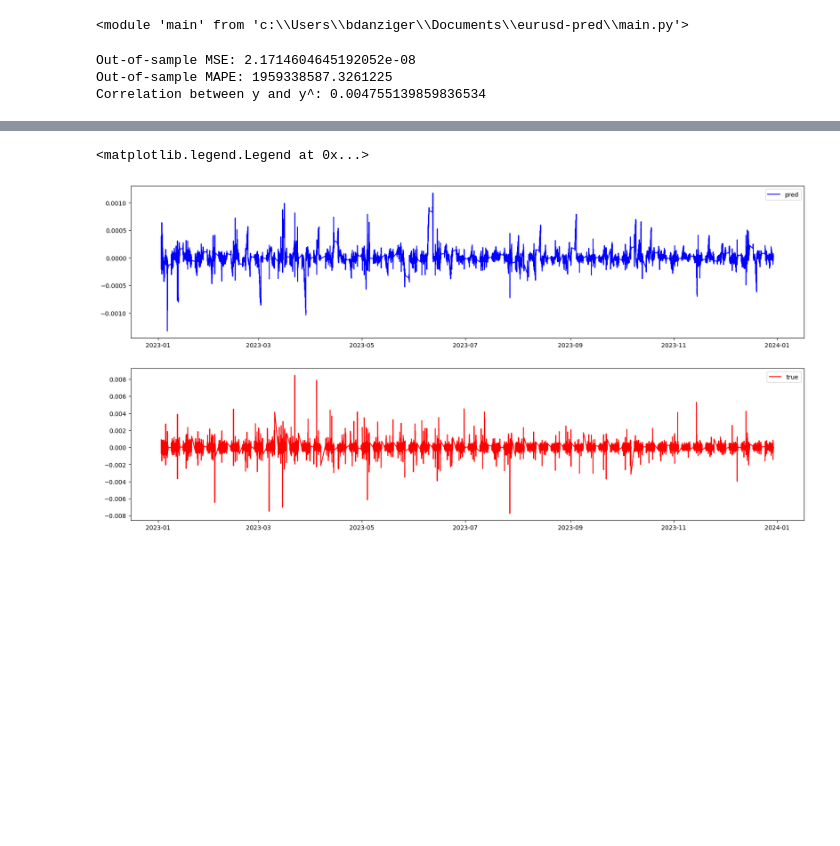
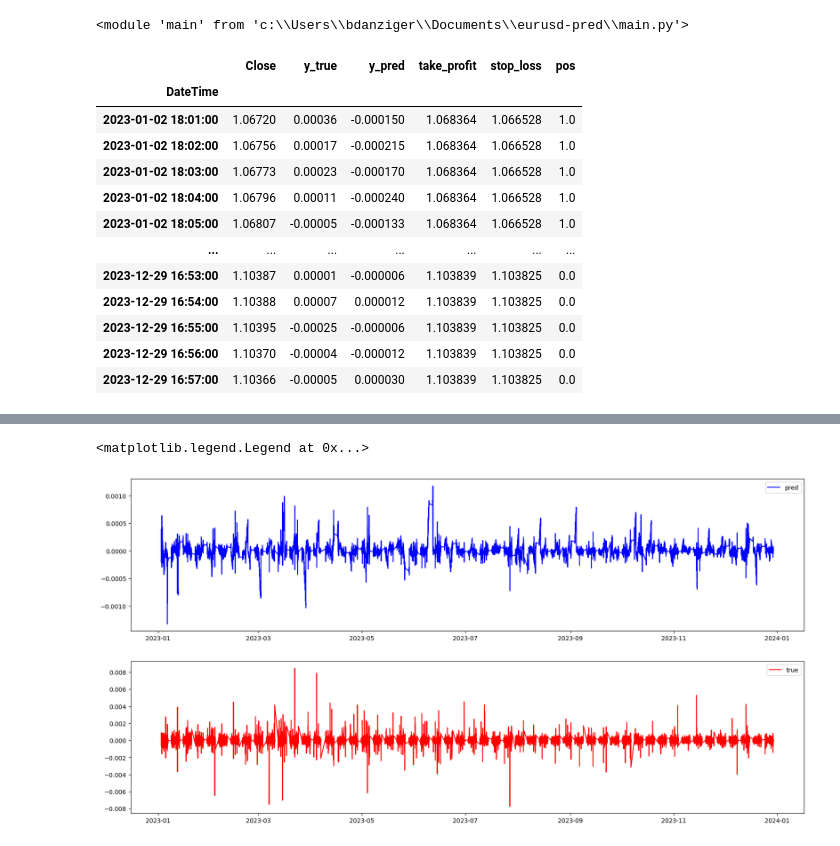
Before and after one commit to benisbuzz/eurusd-pred, a Jupyter notebook: testing.ipynb, the cells around one changed output, grey strips where cells are left out. Drawn from its saved outputs; the diff is of its cells as text; code cells hidden in the pictures; blank space fills up the shorter version.

```diff
--- a/testing.ipynb
+++ b/testing.ipynb
@@ -24,8 +24,2 @@ features_df = {
 }
 features_df = pd.DataFrame(features_df).dropna()
-# %%
-results_df = main.rolling_regression_forecast(features_df)
-# %% [output]
-Out-of-sample MSE: 2.1714604645192052e-08
-Out-of-sample MAPE: 1959338587.3261225
-Correlation between y and y^: 0.004755139859836534
@@ -34,3 +31,16 @@ trade_df = data[["Close"]].join(results_df).dropna()
 # %%
-trade_df["y_pred"]
+trade_df
 # %% [output]
+|  | Close | y_true | y_pred | take_profit | stop_loss | pos |
+| DateTime |  |  |  |  |  |  |
+| 2023-01-02 18:01:00 | 1.06720 | 0.00036 | -0.000150 | 1.068364 | 1.066528 | 1.0 |
+| 2023-01-02 18:02:00 | 1.06756 | 0.00017 | -0.000215 | 1.068364 | 1.066528 | 1.0 |
+| 2023-01-02 18:03:00 | 1.06773 | 0.00023 | -0.000170 | 1.068364 | 1.066528 | 1.0 |
+| 2023-01-02 18:04:00 | 1.06796 | 0.00011 | -0.000240 | 1.068364 | 1.066528 | 1.0 |
+| 2023-01-02 18:05:00 | 1.06807 | -0.00005 | -0.000133 | 1.068364 | 1.066528 | 1.0 |
+| ... | ... | ... | ... | ... | ... | ... |
+| 2023-12-29 16:53:00 | 1.10387 | 0.00001 | -0.000006 | 1.103839 | 1.103825 | 0.0 |
+| 2023-12-29 16:54:00 | 1.10388 | 0.00007 | 0.000012 | 1.103839 | 1.103825 | 0.0 |
+| 2023-12-29 16:55:00 | 1.10395 | -0.00025 | -0.000006 | 1.103839 | 1.103825 | 0.0 |
+| 2023-12-29 16:56:00 | 1.10370 | -0.00004 | -0.000012 | 1.103839 | 1.103825 | 0.0 |
+| 2023-12-29 16:57:00 | 1.10366 | -0.00005 | 0.000030 | 1.103839 | 1.103825 | 0.0 |
```
Also changed, not shown: parts of 10 cells of this notebook, 3 other files.
